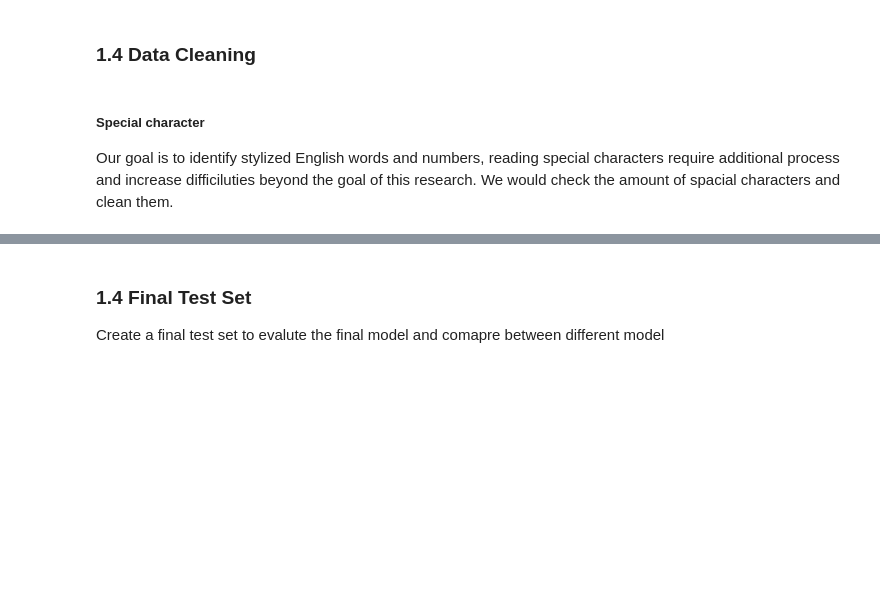
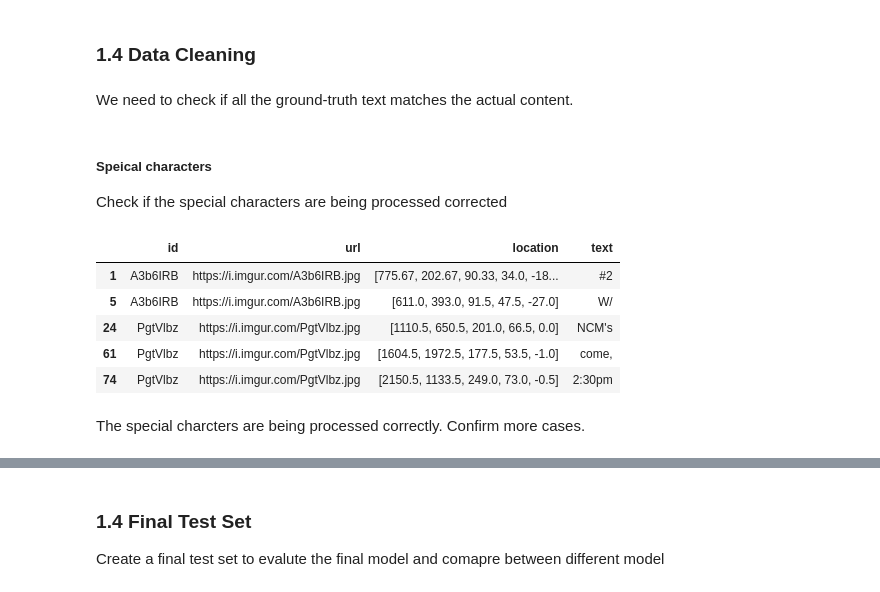
Before and after one commit to SeoliKim/stylized-handwriting-ocr, a Jupyter notebook: model.ipynb, the cells around one changed output, grey strips where cells are left out. Drawn from its saved outputs; the diff is of its cells as text; code cells hidden in the pictures; blank space fills up the shorter version.

```diff
--- a/model.ipynb
+++ b/model.ipynb
@@ -118,9 +118,11 @@ df.head()
 df = df.dropna()
 # %% [markdown]
 ### 1.4 Data Cleaning
-# %% [markdown]
-##### Special character
-Our goal is to identify stylized English words and numbers, reading special characters require additional process and increase difficiluties beyond the goal of this research. We would check the amount of spacial characters and clean them.
+# %% [markdown]
+We need to check if all the ground-truth text matches the actual content.
+# %% [markdown]
+##### Speical characters
+Check if the special characters are being processed corrected
 # %%
 import pandas as pd
 
@@ -129,3 +131,12 @@ special_char_pattern = r'[^a-zA-Z0-9\s]'  # Matches anything not alphanumeric or
 
 # Select rows with special characters
 special_char_rows = df[df['text'].str.contains(special_char_pattern, regex=True, na=False)]
+# %%
+special_char_rows.head()
+# %% [output]
+|  | id | url | location | text |
+| 1 | A3b6IRB | https://i.imgur.com/A3b6IRB.jpg | [775.67, 202.67, 90.33, 34.0, -18... | #2 |
+| 5 | A3b6IRB | https://i.imgur.com/A3b6IRB.jpg | [611.0, 393.0, 91.5, 47.5, -27.0] | W/ |
+| 24 | PgtVlbz | https://i.imgur.com/PgtVlbz.jpg | [1110.5, 650.5, 201.0, 66.5, 0.0] | NCM's |
+| 61 | PgtVlbz | https://i.imgur.com/PgtVlbz.jpg | [1604.5, 1972.5, 177.5, 53.5, -1.0] | come, |
+| 74 | PgtVlbz | https://i.imgur.com/PgtVlbz.jpg | [2150.5, 1133.5, 249.0, 73.0, -0.5] | 2:30pm |
@@ -131,0 +145,2 @@ special_char_rows = df[df['text'].str.contains(special_char_pattern, regex=True,
+# %% [markdown]
+The special charcters are being processed correctly. Confirm more cases.
```
Also changed, not shown: parts of 42 cells of this notebook.
